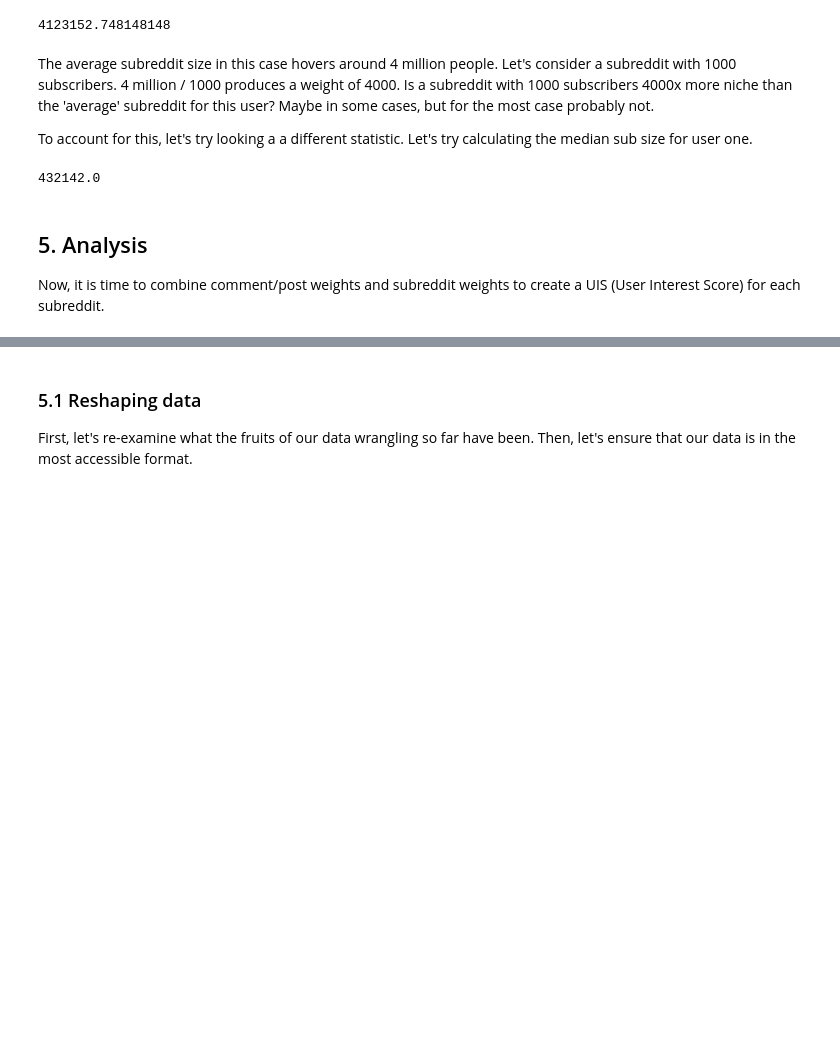
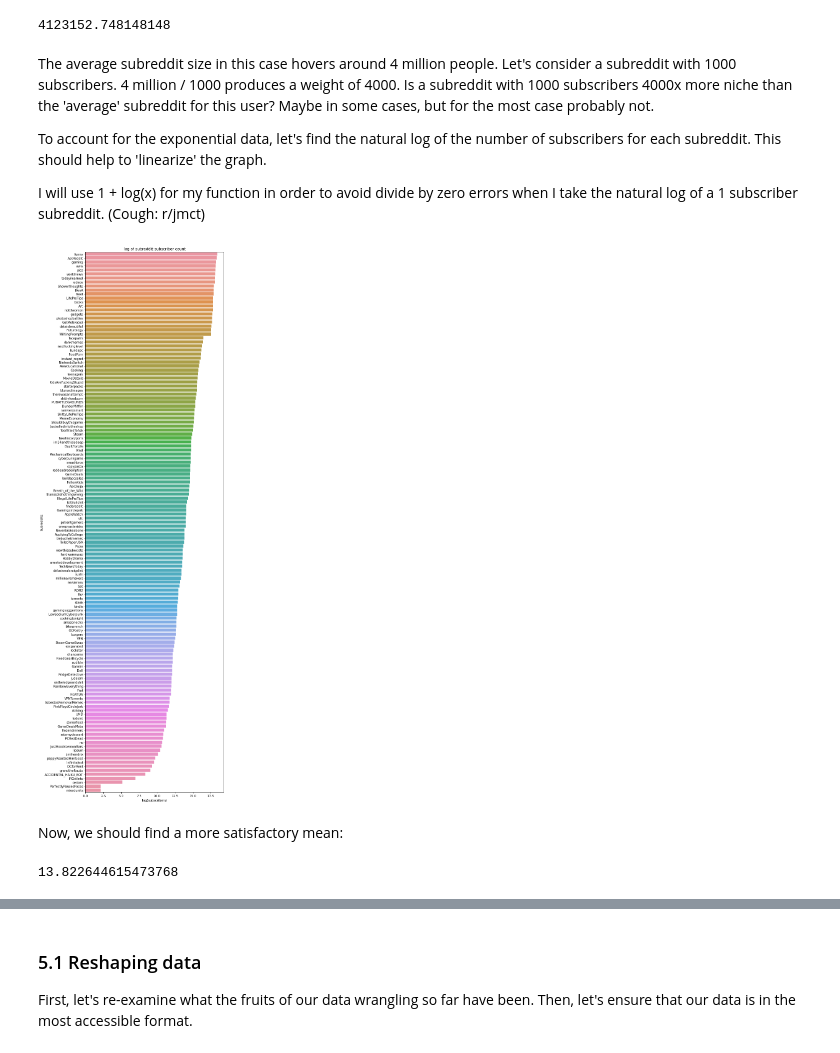
Before and after one commit to ariqbailey/ariqbailey.github.io, a Jupyter notebook: reddit-common-interests/Final_Project.ipynb, the cells around one changed output, grey strips where cells are left out. Saved outputs shown, nothing was run; the diff lists cells and outputs as text; code cells hidden in the pictures; blank space fills up the shorter version.

Commit message:
subreddit size weight

```diff
--- a/reddit-common-interests/Final_Project.ipynb
+++ b/reddit-common-interests/Final_Project.ipynb
@@ -658,16 +658,40 @@ print(avg_sub_size_one)
 # %% [markdown]
 The average subreddit size in this case hovers around 4 million people. Let's consider a subreddit with 1000 subscribers. 4 million / 1000 produces a weight of 4000. Is a subreddit with 1000 subscribers 4000x more niche than the 'average' subreddit for this user? Maybe in some cases, but for the most case probably not.
 
-To account for this, let's try looking a a different statistic. Let's try calculating the median sub size for user one.
+To account for the exponential data, let's find the natural log of the number of subscribers for each subreddit. This should help to 'linearize' the graph.
+
+I will use 1 + log(x) for my function in order to avoid divide by zero errors when I take the natural log of a 1 subscriber subreddit. (Cough: r/jmct)
+# %%
+sub_one_log = copy.deepcopy(dict(one_sub_sizes_sorted))
+
+for k in sub_one_log:
+    v = sub_one_log[k]
+    sub_one_log[k] = 1 + np.log(v)
+
+x = []
+y = []
+for k in sub_one_log:
+    v = sub_one_log[k]
+    x.append(k)
+    y.append(v)
+
+plt.figure(figsize=(8,32))
+sns.barplot(y, x)
+plt.title("log of subreddit subscriber count")
+plt.xlabel('log(subscribers)')
+plt.ylabel('Subreddits')
+plt.show()
+# %% [output]
+[figure, added]
+# %% [markdown]
+Now, we should find a more satisfactory mean:
 # %%
 x = []
-for k, v in one_sub_sizes_sorted:
+for k in sub_one_log:
+    v = sub_one_log[k]
     x.append(v)
 
-median_sub_size_one = np.median(x)
-print(median_sub_size_one)
+mean_sub_size_one = np.mean(x)
+print(mean_sub_size_one)
 # %% [output]
-432142.0
+13.822644615473768
-# %% [markdown]
-## 5. Analysis
-Now, it is time to combine comment/post weights and subreddit weights to create a UIS (User Interest Score) for each subreddit.
```
Also changed, not shown: parts of 8 cells of this notebook.
